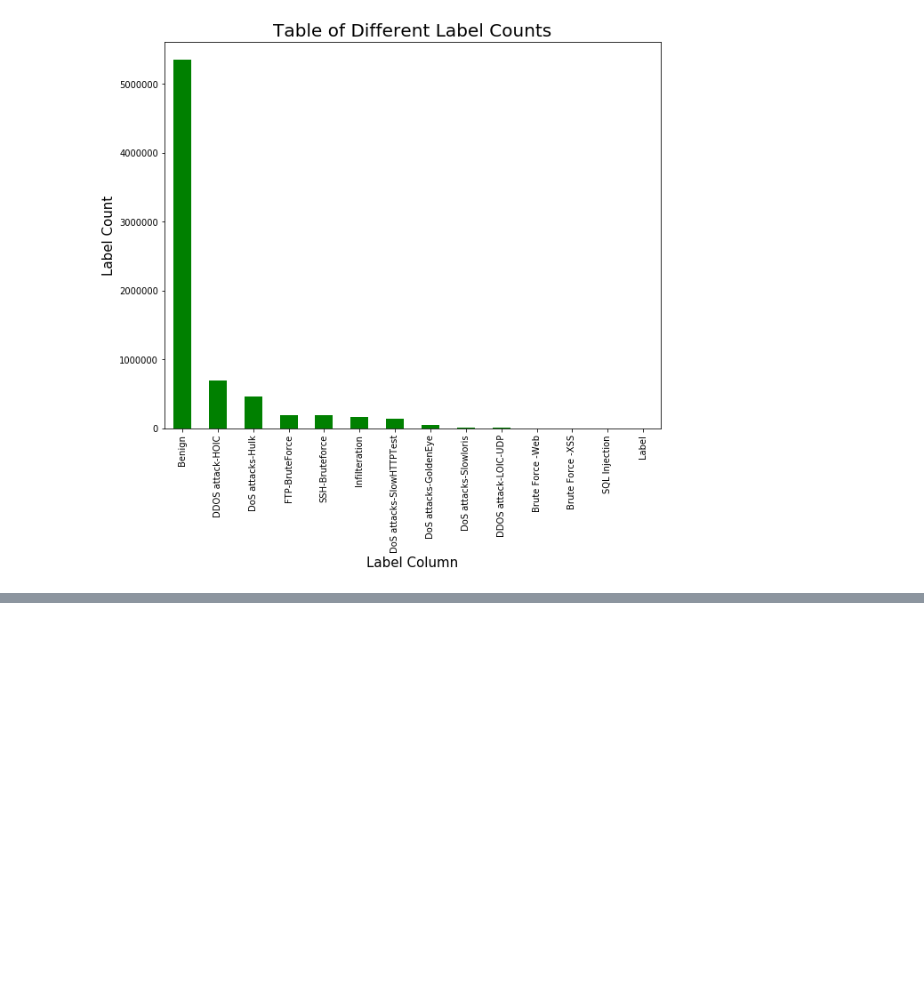
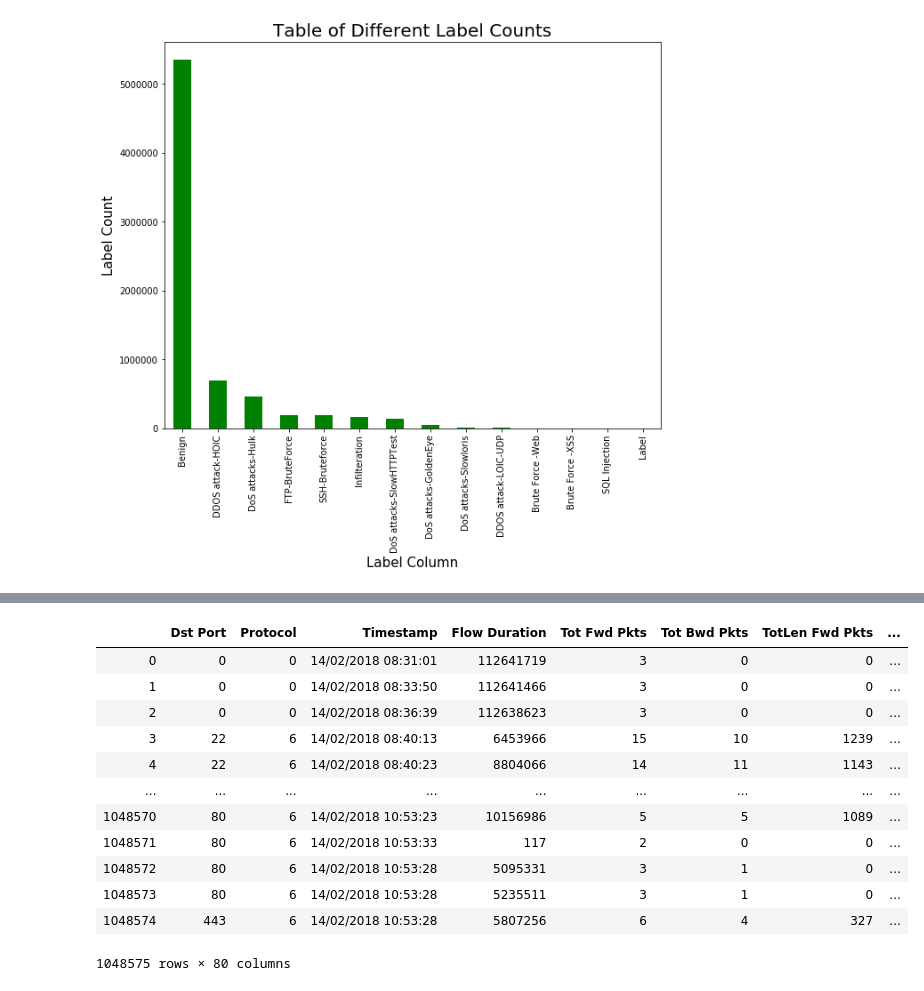
Before and after one commit to rlazad/CS4920, a Jupyter notebook: cs4920lab2.ipynb, the cells around one changed output, grey strips where cells are left out. Drawn from its saved outputs; the diff is of its cells as text; code cells hidden in the pictures; blank space fills up the shorter version.

```diff
--- a/cs4920lab2.ipynb
+++ b/cs4920lab2.ipynb
@@ -106,0 +153,18 @@ Fri_file_label
+# %%
+Wed_file = pd.read_csv('Wednesday-14-02-2018_TrafficForML_CICFlowMeter.csv',index_col=None, header=0)
+# %%
+Wed_file
+# %% [output]
+|  | Dst Port | Protocol | Timestamp | Flow Duration | Tot Fwd Pkts | Tot Bwd Pkts | TotLen Fwd Pkts | ... |
+| 0 | 0 | 0 | 14/02/2018 08:31:01 | 112641719 | 3 | 0 | 0 | ... |
+| 1 | 0 | 0 | 14/02/2018 08:33:50 | 112641466 | 3 | 0 | 0 | ... |
+| 2 | 0 | 0 | 14/02/2018 08:36:39 | 112638623 | 3 | 0 | 0 | ... |
+| 3 | 22 | 6 | 14/02/2018 08:40:13 | 6453966 | 15 | 10 | 1239 | ... |
+| 4 | 22 | 6 | 14/02/2018 08:40:23 | 8804066 | 14 | 11 | 1143 | ... |
+| ... | ... | ... | ... | ... | ... | ... | ... | ... |
+| 1048570 | 80 | 6 | 14/02/2018 10:53:23 | 10156986 | 5 | 5 | 1089 | ... |
+| 1048571 | 80 | 6 | 14/02/2018 10:53:33 | 117 | 2 | 0 | 0 | ... |
+| 1048572 | 80 | 6 | 14/02/2018 10:53:28 | 5095331 | 3 | 1 | 0 | ... |
+| 1048573 | 80 | 6 | 14/02/2018 10:53:28 | 5235511 | 3 | 1 | 0 | ... |
+| 1048574 | 443 | 6 | 14/02/2018 10:53:28 | 5807256 | 6 | 4 | 327 | ... |
+1048575 rows × 80 columns
```
Also changed, not shown: parts of 11 cells of this notebook.
